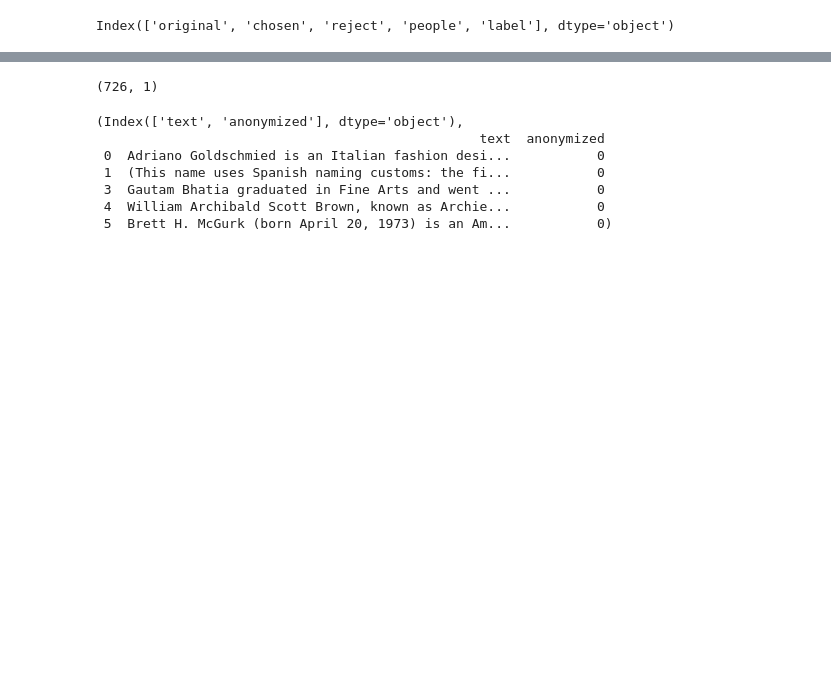
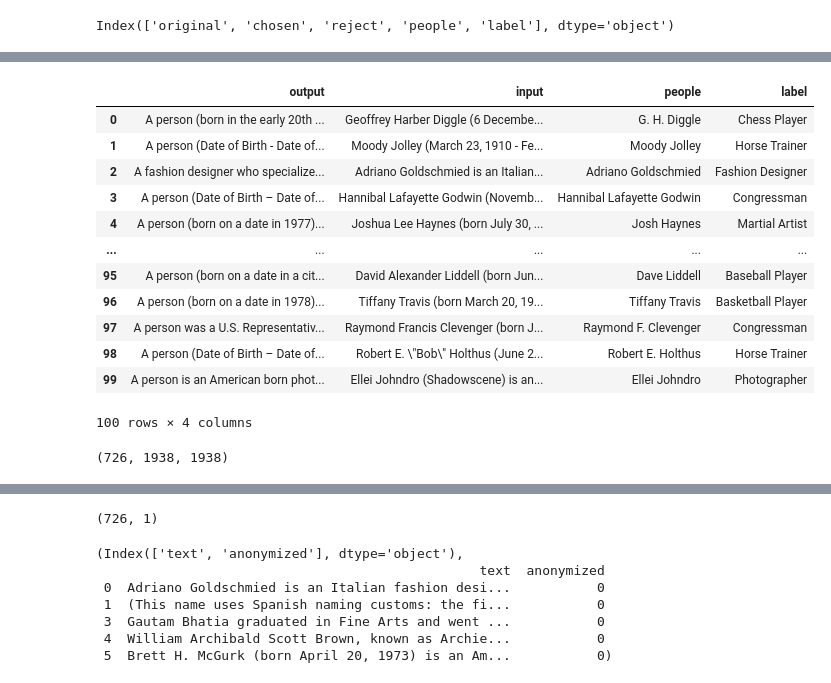
Before and after one commit to e-strauss/AnonymizationXAI, a Jupyter notebook: DataExploration.ipynb, the cells around one changed output, grey strips where cells are left out. Cells and saved outputs as stored; diff of their text form; code cells hidden in the pictures; blank space fills up the shorter version.

```diff
--- a/DataExploration.ipynb
+++ b/DataExploration.ipynb
@@ -7,3 +7,8 @@ df = read_jsonl("DB-bio/train_dpo.jsonl")
 df.columns
 # %% [output]
 Index(['original', 'chosen', 'reject', 'people', 'label'], dtype='object')
+# %%
+df_dpo = read_jsonl("DB-bio/train_dpo.jsonl")
+df_sft = read_jsonl("DB-bio/train_sft.jsonl")
+df_train = read_jsonl("DB-bio/train.jsonl")
+df_sft.columns, df_train.columns
@@ -9,0 +18,3 @@ Index(['original', 'chosen', 'reject', 'people', 'label'], dtype='object')
+# %%
+df_sft.rename(columns={"input": "original"}, inplace=True)
+df_dpo = df_dpo[["original", "chosen"]].drop_duplicates()
@@ -9,0 +41,23 @@ Index(['original', 'chosen', 'reject', 'people', 'label'], dtype='object')
+# %%
+df_sft.head(100)
+# %% [output]
+|  | output | input | people | label |
+| 0 | A person (born in the early 20th ... | Geoffrey Harber Diggle (6 Decembe... | G. H. Diggle | Chess Player |
+| 1 | A person (Date of Birth - Date of... | Moody Jolley (March 23, 1910 - Fe... | Moody Jolley | Horse Trainer |
+| 2 | A fashion designer who specialize... | Adriano Goldschmied is an Italian... | Adriano Goldschmied | Fashion Designer |
+| 3 | A person (Date of Birth – Date of... | Hannibal Lafayette Godwin (Novemb... | Hannibal Lafayette Godwin | Congressman |
+| 4 | A person (born on a date in 1977)... | Joshua Lee Haynes (born July 30, ... | Josh Haynes | Martial Artist |
+| ... | ... | ... | ... | ... |
+| 95 | A person (born on a date in a cit... | David Alexander Liddell (born Jun... | Dave Liddell | Baseball Player |
+| 96 | A person (born on a date in 1978)... | Tiffany Travis (born March 20, 19... | Tiffany Travis | Basketball Player |
+| 97 | A person was a U.S. Representativ... | Raymond Francis Clevenger (born J... | Raymond F. Clevenger | Congressman |
+| 98 | A person (Date of Birth – Date of... | Robert E. \"Bob\" Holthus (June 2... | Robert E. Holthus | Horse Trainer |
+| 99 | A person is an American born phot... | Ellei Johndro (Shadowscene) is an... | Ellei Johndro | Photographer |
+100 rows × 4 columns
+# %%
+df_dpo = df_dpo["original"].drop_duplicates()
+df_sft = df_sft["input"].drop_duplicates()
+df_train = df_train["text"].drop_duplicates()
+len(df_dpo), len(df_sft), len(df_train)
+# %% [output]
+(726, 1938, 1938)
```
Also changed, not shown: parts of 7 cells of this notebook.
